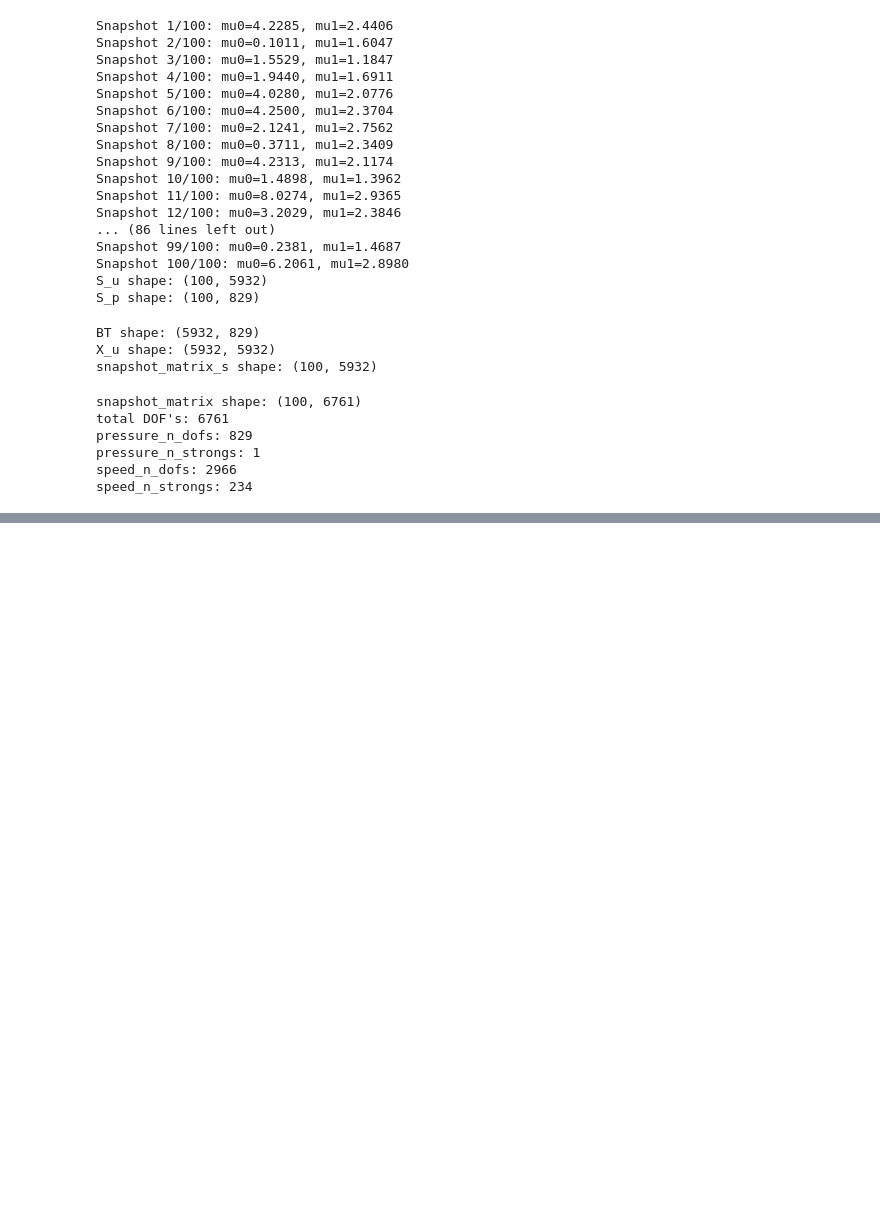
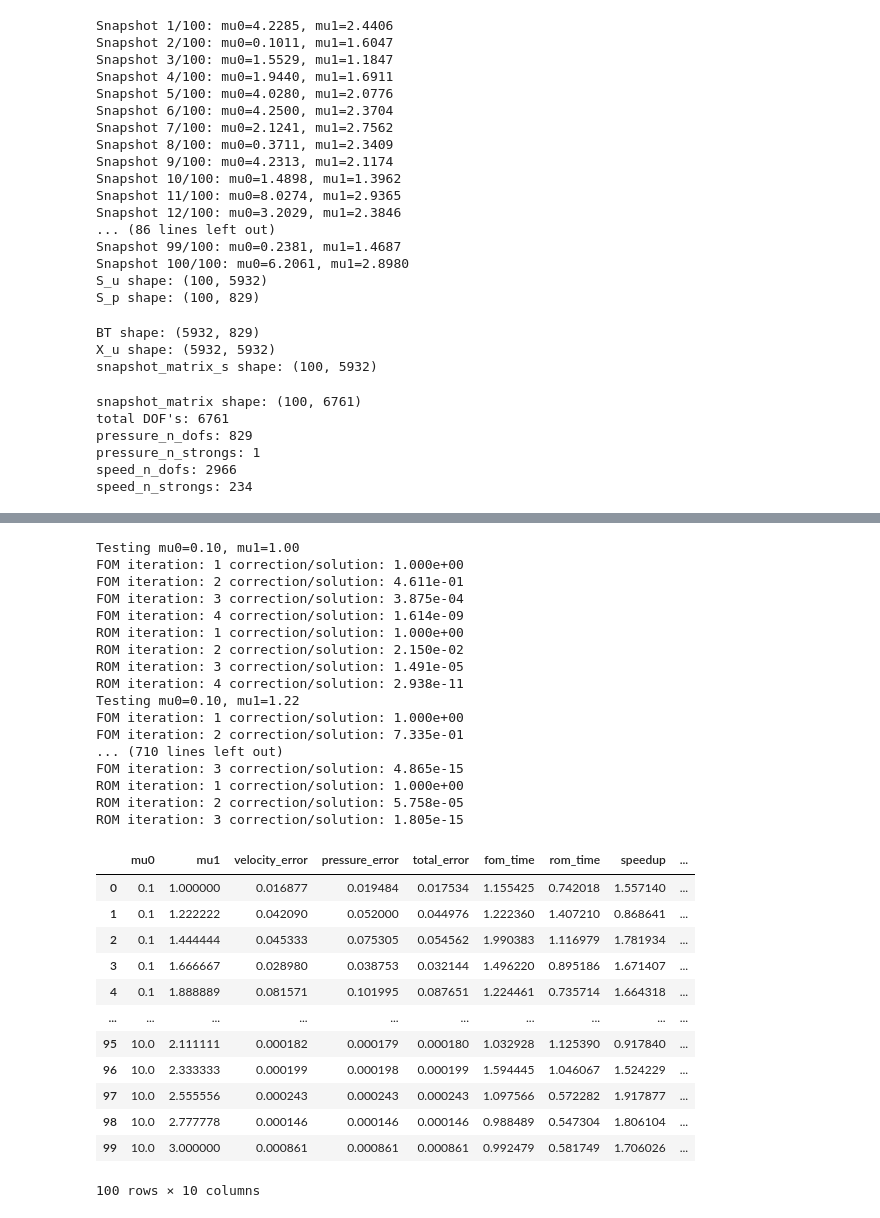
Before and after one commit to hassineElghazel/MOR-project, a Jupyter notebook: Q1.ipynb, the cells around one changed output, grey strips where cells are left out. Cells and saved outputs as stored; diff of their text form; code cells hidden in the pictures; blank space fills up the shorter version.

```diff
--- a/Q1.ipynb
+++ b/Q1.ipynb
@@ -1039,0 +1028,78 @@ ROM info: {'mu0': 1, 'mu1': 2, 'iterations': 3, 'final_ratio': np.float64(1.1742
+# %%
+import time
+import pandas as pd
+
+mu0_values = np.linspace(0.1, 10.0, 10)
+mu1_values = np.linspace(1.0, 3.0, 10)
+
+results = []
+n_u = V_u.shape[0]
+for mu0 in mu0_values:
+    for mu1 in mu1_values:
+        print(f"Testing mu0={mu0:.2f}, mu1={mu1:.2f}")
+
+        start = time.perf_counter()
+        u_fom_full, ux_fom, uy_fom, p_fom, fom_info = solve_fom(mu0, mu1)
+        fom_time = time.perf_counter() - start
+
+        start = time.perf_counter()
+        u_rom_full, ux_rom, uy_rom, p_rom, rom_info = solve_rom(mu0, mu1)
+        rom_time = time.perf_counter() - start
+
+        velocity_error = np.linalg.norm(u_fom_full - u_rom_full) / np.linalg.norm(u_fom_full)
+
+        pressure_error = np.linalg.norm(p_fom - p_rom) / np.linalg.norm(p_fom)
+
+        U_fom = np.concatenate([u_fom_full, p_fom])
+        U_rom = np.concatenate([u_rom_full, p_rom])
+
+        total_error = np.linalg.norm(U_fom - U_rom) / np.linalg.norm(U_fom)
+
+        speedup = fom_time / rom_time
+
+        results.append({
+            "mu0": mu0,
+            "mu1": mu1,
+            "velocity_error": velocity_error,
+            "pressure_error": pressure_error,
+            "total_error": total_error,
+            "fom_time": fom_time,
+            "rom_time": rom_time,
+            "speedup": speedup,
+            "fom_iterations": fom_info["iterations"],
+            "rom_iterations": rom_info["iterations"]
+        })
+
+df_results = pd.DataFrame(results)
+df_results
+# %% [output]
+Testing mu0=0.10, mu1=1.00
+FOM iteration: 1 correction/solution: 1.000e+00
+FOM iteration: 2 correction/solution: 4.611e-01
+FOM iteration: 3 correction/solution: 3.875e-04
+FOM iteration: 4 correction/solution: 1.614e-09
+ROM iteration: 1 correction/solution: 1.000e+00
+ROM iteration: 2 correction/solution: 2.150e-02
+ROM iteration: 3 correction/solution: 1.491e-05
+ROM iteration: 4 correction/solution: 2.938e-11
+Testing mu0=0.10, mu1=1.22
+FOM iteration: 1 correction/solution: 1.000e+00
+FOM iteration: 2 correction/solution: 7.335e-01
+... (710 lines left out)
+FOM iteration: 3 correction/solution: 4.865e-15
+ROM iteration: 1 correction/solution: 1.000e+00
+ROM iteration: 2 correction/solution: 5.758e-05
+ROM iteration: 3 correction/solution: 1.805e-15
+|  | mu0 | mu1 | velocity_error | pressure_error | total_error | fom_time | rom_time | speedup | ... |
+| 0 | 0.1 | 1.000000 | 0.016877 | 0.019484 | 0.017534 | 1.155425 | 0.742018 | 1.557140 | ... |
+| 1 | 0.1 | 1.222222 | 0.042090 | 0.052000 | 0.044976 | 1.222360 | 1.407210 | 0.868641 | ... |
+| 2 | 0.1 | 1.444444 | 0.045333 | 0.075305 | 0.054562 | 1.990383 | 1.116979 | 1.781934 | ... |
+| 3 | 0.1 | 1.666667 | 0.028980 | 0.038753 | 0.032144 | 1.496220 | 0.895186 | 1.671407 | ... |
+| 4 | 0.1 | 1.888889 | 0.081571 | 0.101995 | 0.087651 | 1.224461 | 0.735714 | 1.664318 | ... |
+| ... | ... | ... | ... | ... | ... | ... | ... | ... | ... |
+| 95 | 10.0 | 2.111111 | 0.000182 | 0.000179 | 0.000180 | 1.032928 | 1.125390 | 0.917840 | ... |
+| 96 | 10.0 | 2.333333 | 0.000199 | 0.000198 | 0.000199 | 1.594445 | 1.046067 | 1.524229 | ... |
+| 97 | 10.0 | 2.555556 | 0.000243 | 0.000243 | 0.000243 | 1.097566 | 0.572282 | 1.917877 | ... |
+| 98 | 10.0 | 2.777778 | 0.000146 | 0.000146 | 0.000146 | 0.988489 | 0.547304 | 1.806104 | ... |
+| 99 | 10.0 | 3.000000 | 0.000861 | 0.000861 | 0.000861 | 0.992479 | 0.581749 | 1.706026 | ... |
+100 rows × 10 columns
```
Also changed, not shown: parts of 11 cells of this notebook.
